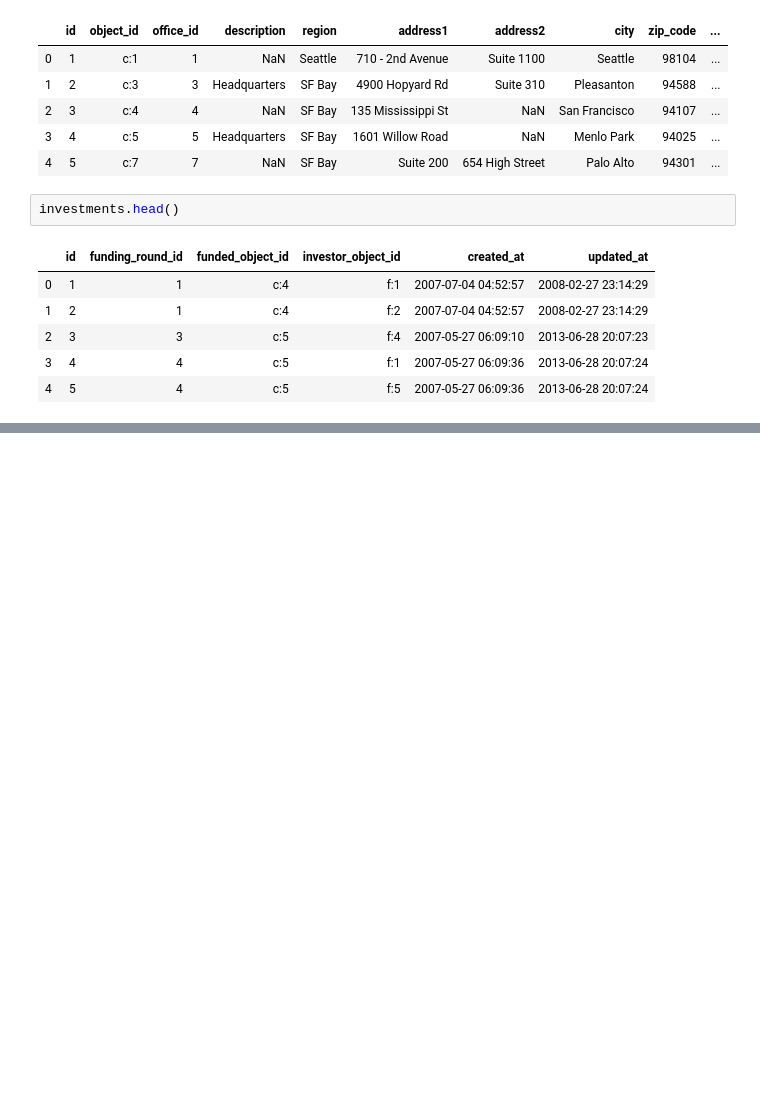
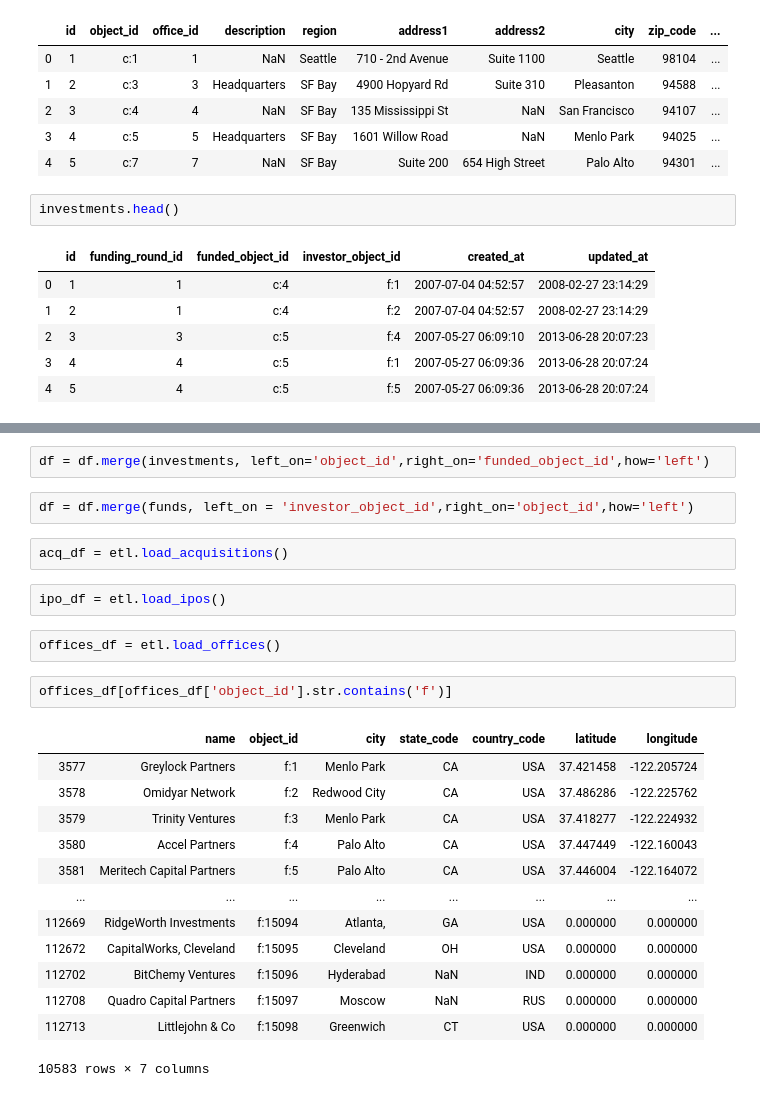
Before and after one commit to ajricks4/Exploring_the_Tech_And_Venture_Ecosystem, a Jupyter notebook: Prelim.ipynb, the cells around one changed output, grey strips where cells are left out. Drawn from its saved outputs; the diff is of its cells as text; blank space fills up the shorter version.

```diff
--- a/Prelim.ipynb
+++ b/Prelim.ipynb
@@ -148,0 +119,26 @@ funding_rounds.merge(objects,left_on='object_id',right_on='id',how='left')
+# %%
+df = df.merge(investments, left_on='object_id',right_on='funded_object_id',how='left')
+# %%
+df = df.merge(funds, left_on = 'investor_object_id',right_on='object_id',how='left')
+# %%
+acq_df = etl.load_acquisitions()
+# %%
+ipo_df = etl.load_ipos()
+# %%
+offices_df = etl.load_offices()
+# %%
+offices_df[offices_df['object_id'].str.contains('f')]
+# %% [output]
+|  | name | object_id | city | state_code | country_code | latitude | longitude |
+| 3577 | Greylock Partners | f:1 | Menlo Park | CA | USA | 37.421458 | -122.205724 |
+| 3578 | Omidyar Network | f:2 | Redwood City | CA | USA | 37.486286 | -122.225762 |
+| 3579 | Trinity Ventures | f:3 | Menlo Park | CA | USA | 37.418277 | -122.224932 |
+| 3580 | Accel Partners | f:4 | Palo Alto | CA | USA | 37.447449 | -122.160043 |
+| 3581 | Meritech Capital Partners | f:5 | Palo Alto | CA | USA | 37.446004 | -122.164072 |
+| ... | ... | ... | ... | ... | ... | ... | ... |
+| 112669 | RidgeWorth Investments | f:15094 | Atlanta, | GA | USA | 0.000000 | 0.000000 |
+| 112672 | CapitalWorks, Cleveland | f:15095 | Cleveland | OH | USA | 0.000000 | 0.000000 |
+| 112702 | BitChemy Ventures | f:15096 | Hyderabad | NaN | IND | 0.000000 | 0.000000 |
+| 112708 | Quadro Capital Partners | f:15097 | Moscow | NaN | RUS | 0.000000 | 0.000000 |
+| 112713 | Littlejohn & Co | f:15098 | Greenwich | CT | USA | 0.000000 | 0.000000 |
+10583 rows × 7 columns
```
Also changed, not shown: parts of 5 cells of this notebook.
